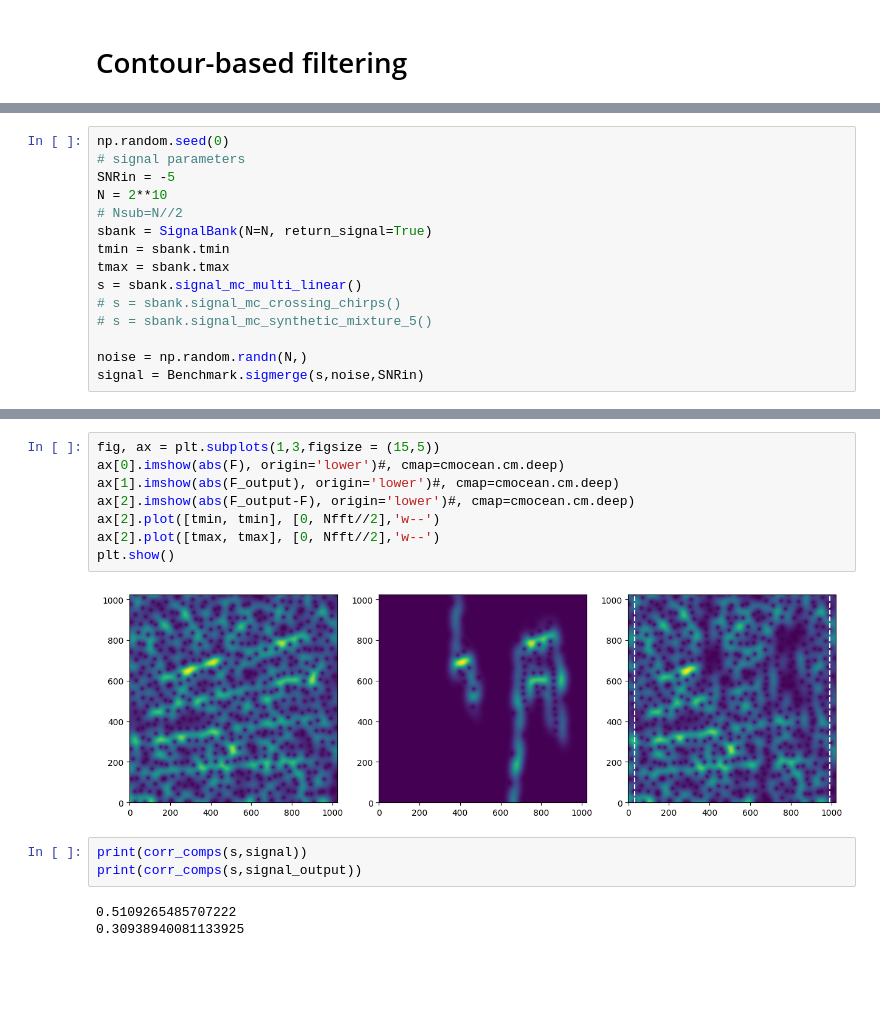
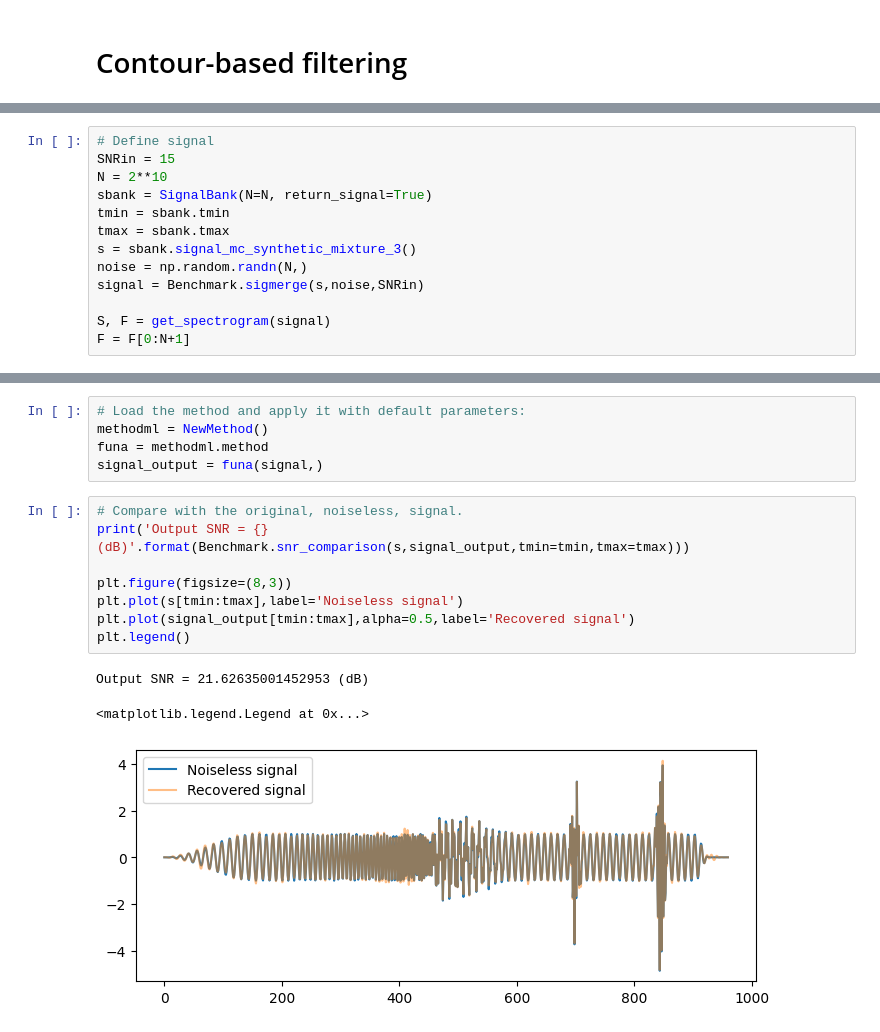
Before and after one commit to jmiramont/benchmarks-detection-denoising, a Jupyter notebook: notebooks/demo_method_contour_filtering.ipynb, the cells around one changed output, grey strips where cells are left out. Saved outputs shown, nothing was run; the diff lists cells and outputs as text; blank space fills up the shorter version.

```diff
--- a/notebooks/demo_method_contour_filtering.ipynb
+++ b/notebooks/demo_method_contour_filtering.ipynb
@@ -13,15 +11,13 @@ from mcsm_benchmarks.Benchmark import corr_comps
 # %%
-np.random.seed(0)
-# signal parameters
-SNRin = -5
+# Define signal
+SNRin = 15
 N = 2**10
-# Nsub=N//2
 sbank = SignalBank(N=N, return_signal=True)
 tmin = sbank.tmin
 tmax = sbank.tmax
-s = sbank.signal_mc_multi_linear()
-# s = sbank.signal_mc_crossing_chirps()
-# s = sbank.signal_mc_synthetic_mixture_5()
-
+s = sbank.signal_mc_synthetic_mixture_3()
 noise = np.random.randn(N,)
 signal = Benchmark.sigmerge(s,noise,SNRin)
+
+S, F = get_spectrogram(signal)
+F = F[0:N+1]
@@ -44,16 +24,17 @@ print(10*np.log10((np.sum(s[tmin:tmax]**2))/(np.sum((s[tmin:tmax]-signal_output[
-# %%
-fig, ax = plt.subplots(1,3,figsize = (15,5))
-ax[0].imshow(abs(F), origin='lower')#, cmap=cmocean.cm.deep)
-ax[1].imshow(abs(F_output), origin='lower')#, cmap=cmocean.cm.deep)
-ax[2].imshow(abs(F_output-F), origin='lower')#, cmap=cmocean.cm.deep)
-ax[2].plot([tmin, tmin], [0, Nfft//2],'w--')
-ax[2].plot([tmax, tmax], [0, Nfft//2],'w--')
-plt.show()
-# %% [output]
-[figure, removed]
-# %%
-print(corr_comps(s,signal))
-print(corr_comps(s,signal_output))
-# %% [output]
-0.5109265485707222
-0.30938940081133925
+# %%
+# Load the method and apply it with default parameters:
+methodml = NewMethod()
+funa = methodml.method
+signal_output = funa(signal,)
+# %%
+# Compare with the original, noiseless, signal.
+print('Output SNR = {} (dB)'.format(Benchmark.snr_comparison(s,signal_output,tmin=tmin,tmax=tmax)))
+
+plt.figure(figsize=(8,3))
+plt.plot(s[tmin:tmax],label='Noiseless signal')
+plt.plot(signal_output[tmin:tmax],alpha=0.5,label='Recovered signal')
+plt.legend()
+# %% [output]
+Output SNR = 21.62635001452953 (dB)
+<matplotlib.legend.Legend at 0x...>
+[figure, added]
```
Also changed, not shown: parts of 3 cells of this notebook, 27 other files.
